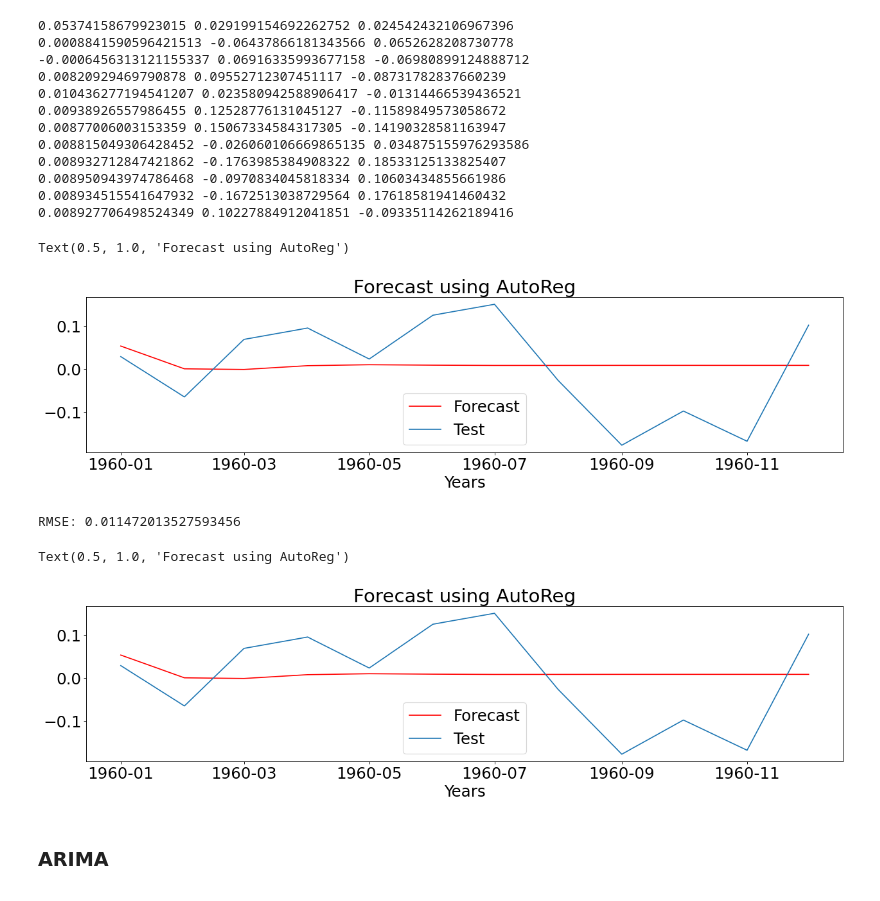
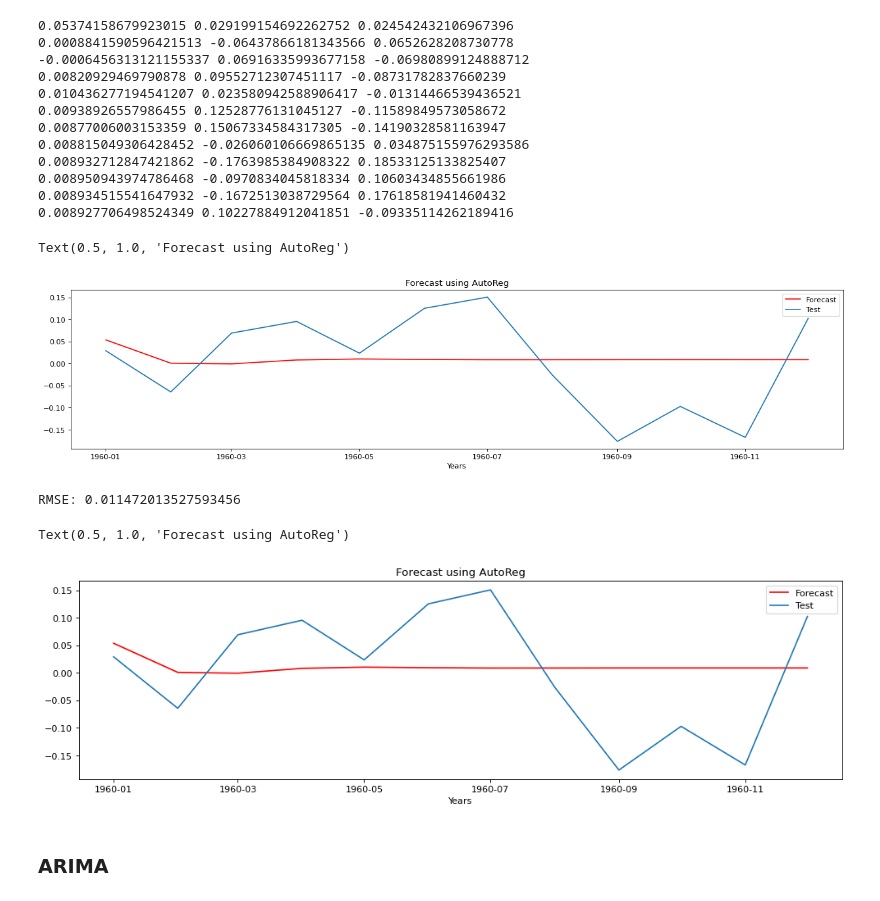
Before and after one commit to ThierrryScotto/Air-Passengers-2.0, a Jupyter notebook: Air_Passengers_2_0.ipynb, the cells around one changed output. Cells and saved outputs as stored; diff of their text form; code cells hidden in the pictures.

```diff
--- a/Air_Passengers_2_0.ipynb
+++ b/Air_Passengers_2_0.ipynb
@@ -217,7 +216,6 @@ plt.show()
 dataset_de_seasonalised = dataset['Passengers'] - result.seasonal
 
 plt.figure(figsize=(19,5))
-plt.rcParams.update({'font.size': 22})
 plt.grid()
 plt.plot(dataset.index, dataset_de_seasonalised, marker='', linestyle='-', label='deseasonalised_timeseries', linewidth=4)
 plt.title("Time Series without Seasonality")
@@ -551,7 +548,7 @@ plt.xlabel("Years")
 plt.title("Forecast using AutoReg")
 # %% [output]
 Text(0.5, 1.0, 'Forecast using AutoReg')
-[figure, old version]
+[figure, new version]
 # %%
 print(f"RMSE: {mean_squared_error(test_values, forecasts)}")
 # %% [output]
@@ -559,15 +556,15 @@ RMSE: 0.011472013527593456
 # %%
 pred = auto_reg_model.predict(start=len(df_train), end=(len(dataset_log)-1), dynamic=False)
 
-plt.figure(figsize=(19, 4), dpi=80)
+plt.figure(figsize=(15, 4), dpi=80)
 plt.plot(df_test.index, pred, 'red')
 plt.plot(df_test.index, df_test['Passengers'])
 plt.legend(["Forecast", "Test"])
 plt.xlabel("Years")
 plt.title("Forecast using AutoReg")
 # %% [output]
 Text(0.5, 1.0, 'Forecast using AutoReg')
-[figure, old version]
+[figure, new version]
 # %% [markdown]
 ### ARIMA
 # %%
```
Also changed, not shown: parts of 17 cells of this notebook.
